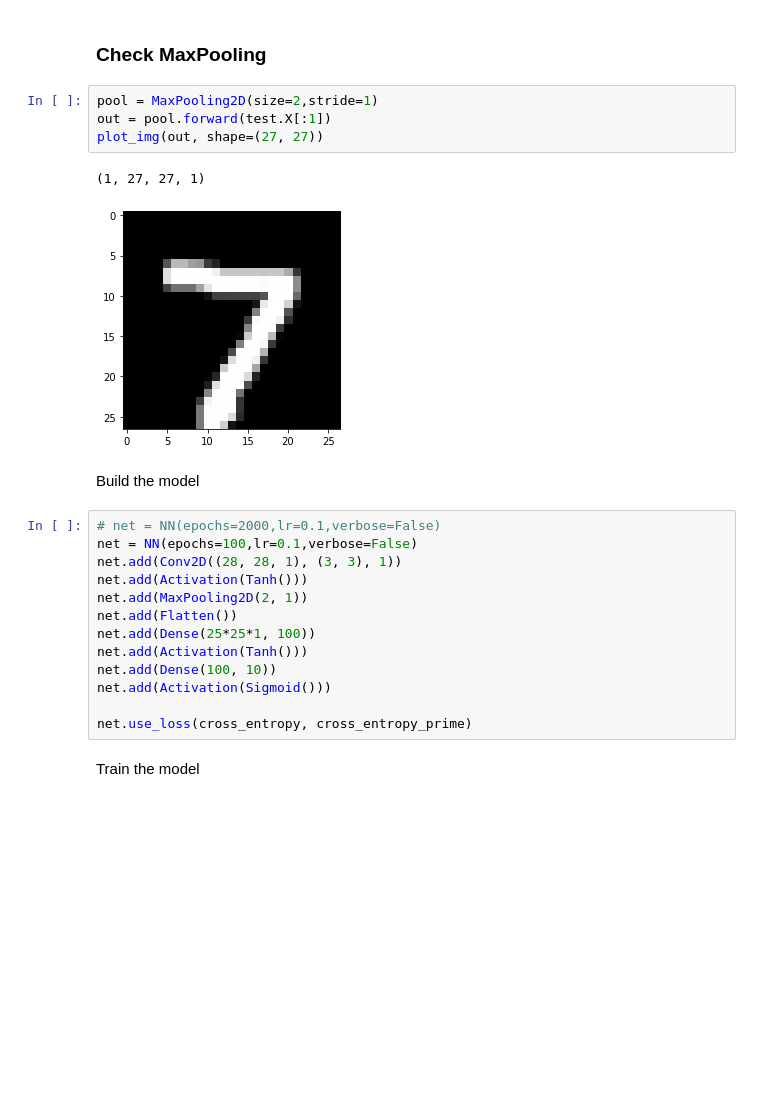
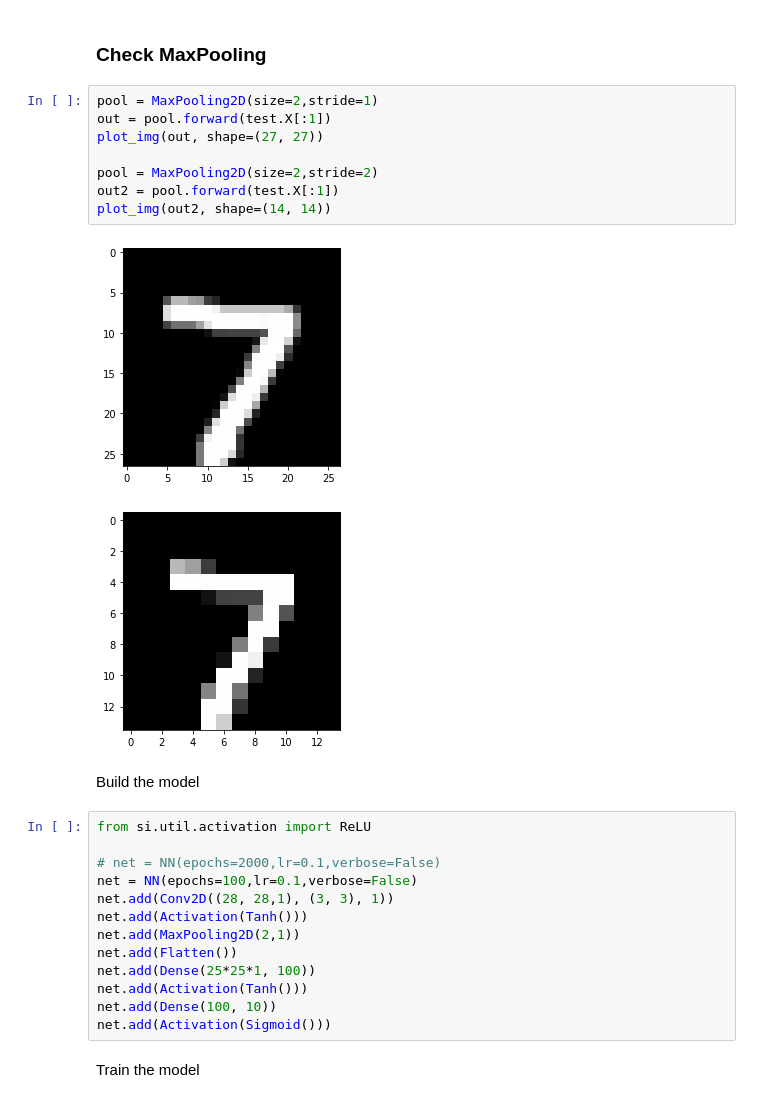
Before and after one commit to DiogoM1/MBINF_SIB, a Jupyter notebook: scripts/eval52.ipynb, the cells around one changed output. Drawn from its saved outputs; the diff is of its cells as text; blank space fills up the shorter version.

```diff
--- a/scripts/eval52.ipynb
+++ b/scripts/eval52.ipynb
@@ -69,25 +71,29 @@ plot_img(out, shape=(26, 26))
 # %%
 pool = MaxPooling2D(size=2,stride=1)
 out = pool.forward(test.X[:1])
 plot_img(out, shape=(27, 27))
+
+pool = MaxPooling2D(size=2,stride=2)
+out2 = pool.forward(test.X[:1])
+plot_img(out2, shape=(14, 14))
 # %% [output]
-(1, 27, 27, 1)
 [figure]
+[figure, added]
 # %% [markdown]
 Build the model
 # %%
+from si.util.activation import ReLU
+
 # net = NN(epochs=2000,lr=0.1,verbose=False)
 net = NN(epochs=100,lr=0.1,verbose=False)
-net.add(Conv2D((28, 28, 1), (3, 3), 1))
+net.add(Conv2D((28, 28,1), (3, 3), 1))
 net.add(Activation(Tanh()))
-net.add(MaxPooling2D(2, 1))
+net.add(MaxPooling2D(2,1))
 net.add(Flatten())
 net.add(Dense(25*25*1, 100))
 net.add(Activation(Tanh()))
 net.add(Dense(100, 10))
 net.add(Activation(Sigmoid()))
-
-net.use_loss(cross_entropy, cross_entropy_prime)
 # %% [markdown]
 Train the model
 # %%
```
Also changed, not shown: parts of 9 cells of this notebook, 9 other files.
